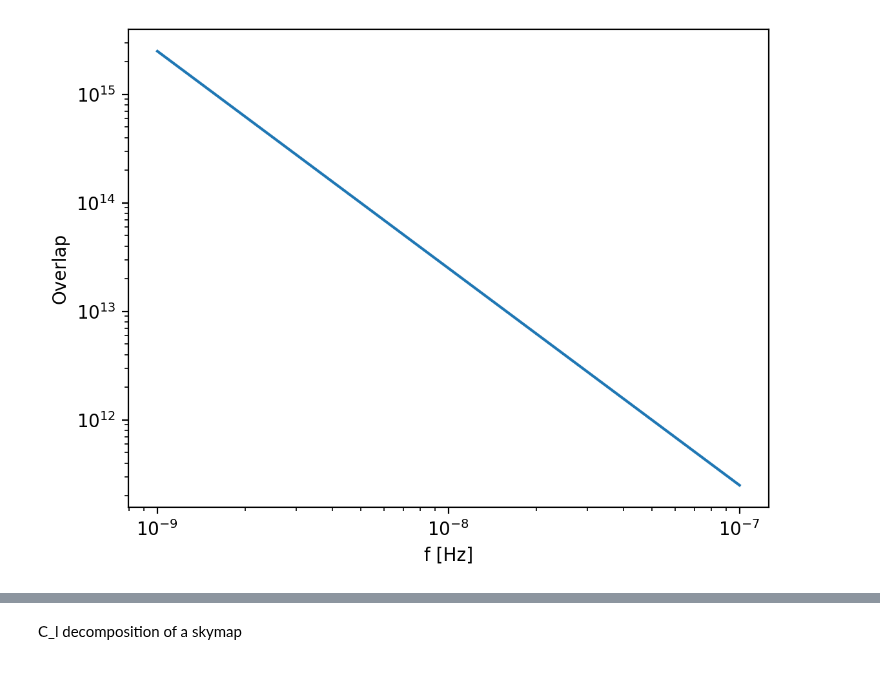
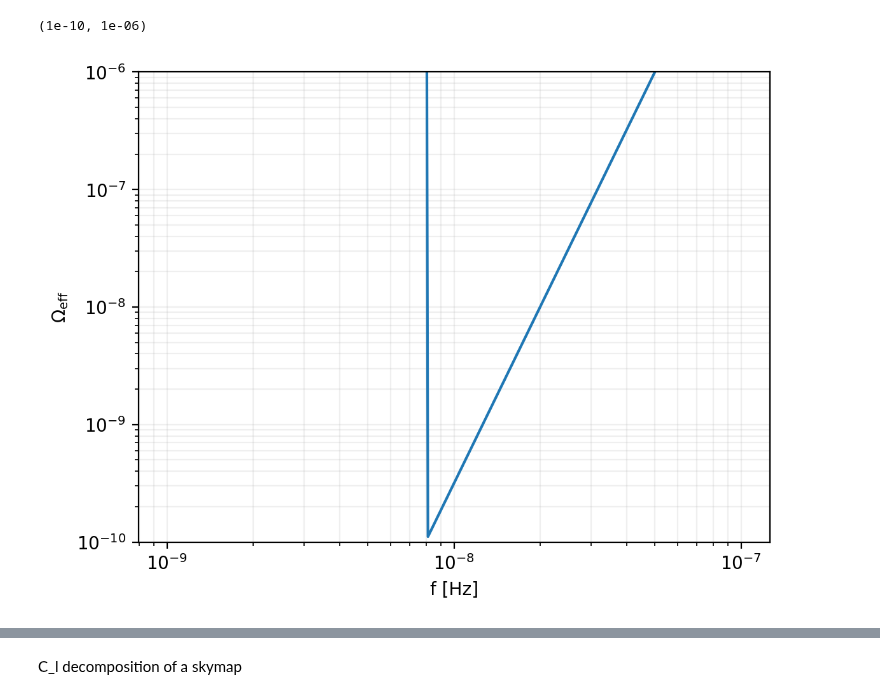
Before and after one commit to ilariacaporali/GWBird, a Jupyter notebook: pta/pta_overlap_catalogue.ipynb, the cells around one changed output, grey strips where cells are left out. Cells and saved outputs as stored; diff of their text form; code cells hidden in the pictures.

```diff
--- a/pta/pta_overlap_catalogue.ipynb
+++ b/pta/pta_overlap_catalogue.ipynb
@@ -162,7 +99,0 @@ number of pairs:  3
-# %%
-plt.loglog(f, np.abs(overlap_pta), label='PTA')
-plt.xlabel('f [Hz]')
-plt.ylabel('Overlap')
-plt.show()
-# %% [output]
-[figure, removed]
@@ -176 +100,14 @@ f, om = np.genfromtxt('Omegaeff.txt', unpack=True)
+# %%
+
+
+f = np.logspace(-9, -7, 100)
+
+plt.loglog(f, PTA_Omegaeff(f, cat))
+plt.grid(which='both', alpha=0.2)
+plt.xlabel('f [Hz]')
+plt.ylabel(r'$\Omega_{\rm eff}$')
+plt.ylim(1e-10, 1e-6)
+# %% [output]
+(1e-10, 1e-06)
+[figure, added]
 # %%
```
Also changed, not shown: parts of 14 cells of this notebook, 8 other files.
